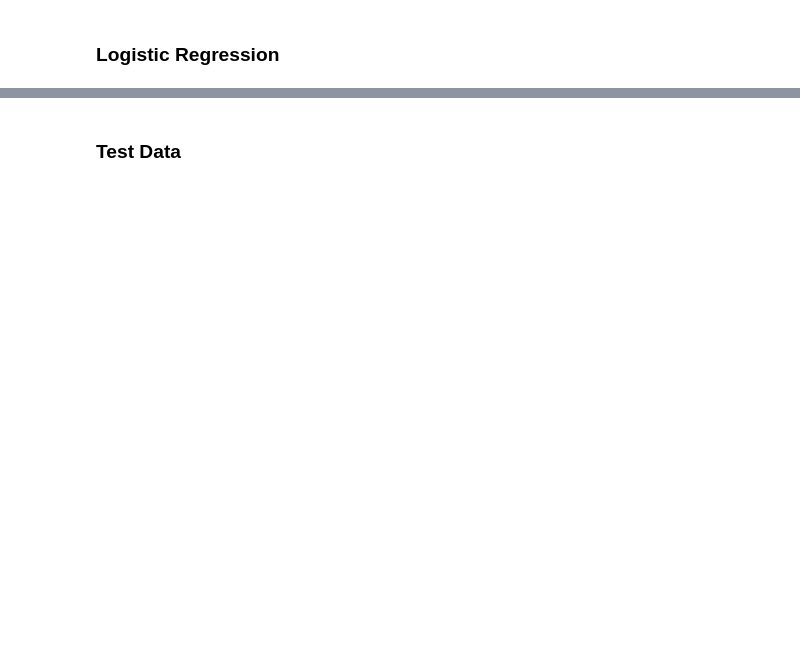
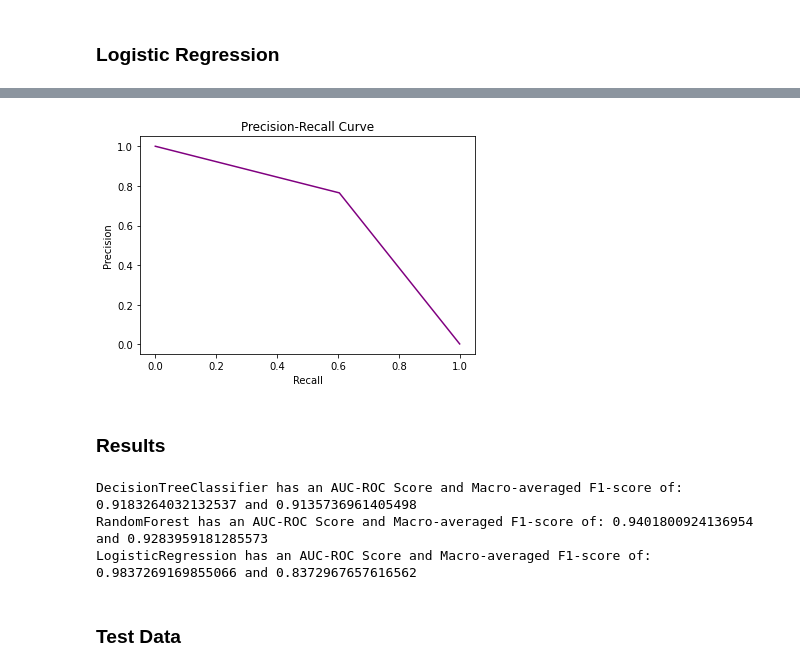
Before and after one commit to ajaycc17/credit-card-fraud-detection, a Jupyter notebook: model_AC_VN.ipynb, the cells around one changed output, grey strips where cells are left out. Drawn from its saved outputs; the diff is of its cells as text; code cells hidden in the pictures; blank space fills up the shorter version.

Commit message:
Generate Labels

```diff
--- a/model_AC_VN.ipynb
+++ b/model_AC_VN.ipynb
@@ -509,0 +467,4 @@ test_acc
+# %%
+# training the logistic regression model on original features
+logres=LogisticRegression(solver='liblinear')
+logres.fit(X_train, Y_train)
@@ -509,0 +483,3 @@ test_acc
+# %%
+Y_predicted_logres = logres.predict(X_test)
+Y_pred_train_logres = logres.predict(X_train)
@@ -510,2 +519,44 @@ test_acc
+# %%
+#calculate precision and recall
+precision, recall, thresholds = precision_recall_curve(Y_test, Y_predicted_logres)
+
+#create precision recall curve
+fig, ax = plt.subplots()
+ax.plot(recall, precision, color='purple')
+
+#add axis labels to plot
+ax.set_title('Precision-Recall Curve')
+ax.set_ylabel('Precision')
+ax.set_xlabel('Recall')
+
+#display plot
+plt.show()
+# %% [output]
+[figure, added]
+# %% [markdown]
+### Results
+# %%
+# models
+models = {
+    "DecisionTreeClassifier": clf,
+    "RandomForest": rf,
+    "LogisticRegression": logres,
+}
+
+# function to fetch scores
+def train_model():
+    for key, model in models.items():
+        model.fit(X_train, Y_train)
+        AUC_ROC_Score = roc_auc_score(Y_test, model.predict_proba(X_test)[:, 1])
+        f1_val = f1_score(Y_test, model.predict(X_test), average='macro')
+        print(f"{key} has an AUC-ROC Score and Macro-averaged F1-score of: {AUC_ROC_Score} and {f1_val}")
+
+
+# function call
+train_model()
+# %% [output]
+DecisionTreeClassifier has an AUC-ROC Score and Macro-averaged F1-score of: 0.9183264032132537 and 0.9135736961405498
+RandomForest has an AUC-ROC Score and Macro-averaged F1-score of: 0.9401800924136954 and 0.9283959181285573
+LogisticRegression has an AUC-ROC Score and Macro-averaged F1-score of: 0.9837269169855066 and 0.8372967657616562
 # %% [markdown]
 ### Test Data
```
Also changed, not shown: parts of 32 cells of this notebook, 1 other file.
